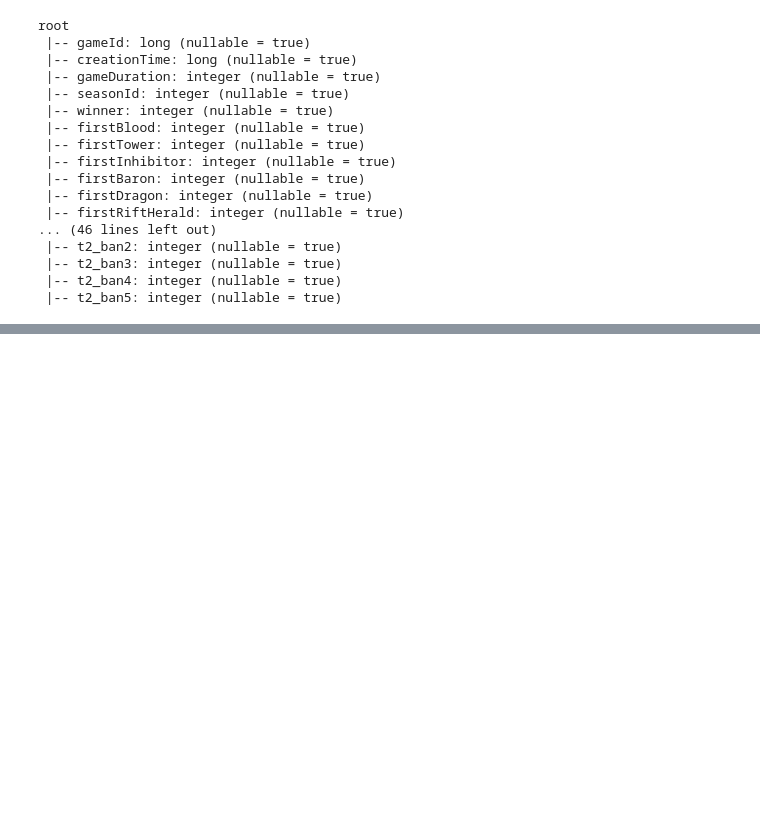
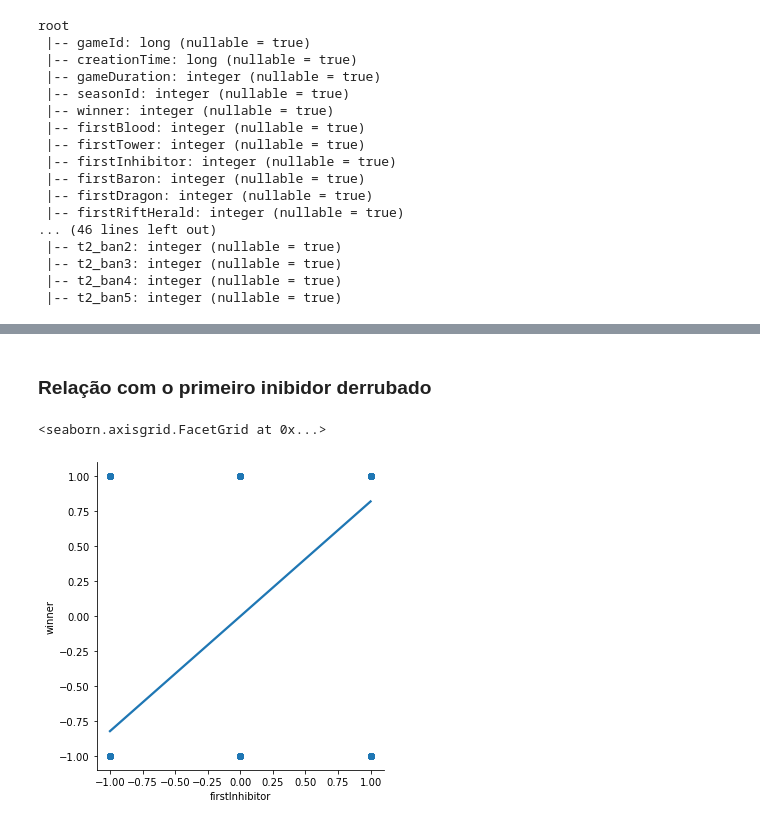
Before and after one commit to taianf/MATF40-Trabalho, a Jupyter notebook: Jupyter/Trabalho.ipynb, the cells around one changed output, grey strips where cells are left out. Saved outputs shown, nothing was run; the diff lists cells and outputs as text; code cells hidden in the pictures; blank space fills up the shorter version.

```diff
--- a/Jupyter/Trabalho.ipynb
+++ b/Jupyter/Trabalho.ipynb
@@ -54,0 +167,7 @@ only showing top 20 rows
+# %% [markdown]
+### Relação com o primeiro inibidor derrubado
+# %%
+sns.lmplot(x='firstInhibitor',y='winner',data=pandasTable,fit_reg=True)
+# %% [output]
+<seaborn.axisgrid.FacetGrid at 0x...>
+[figure, added]
```
Also changed, not shown: parts of 63 cells of this notebook, 1 other file.
